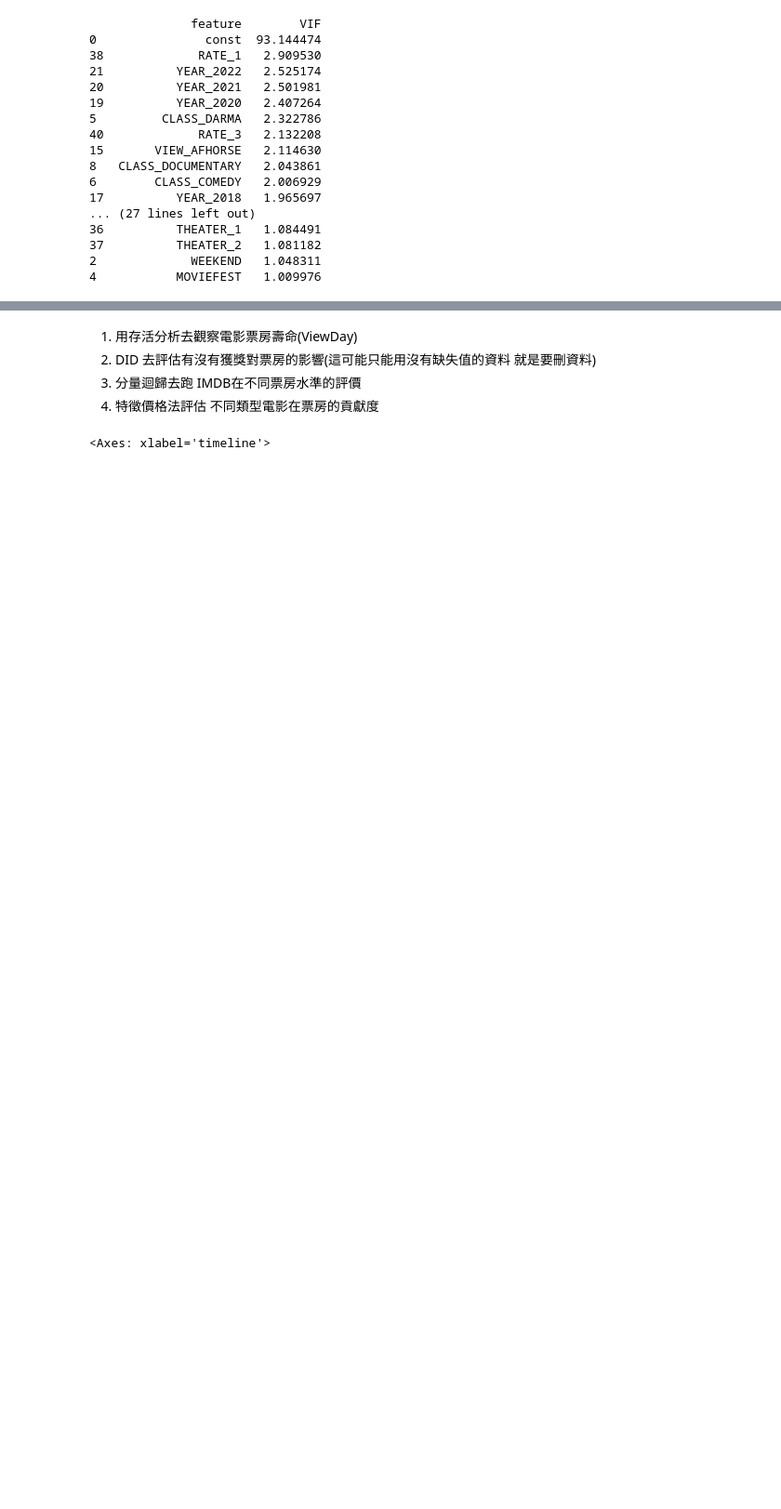
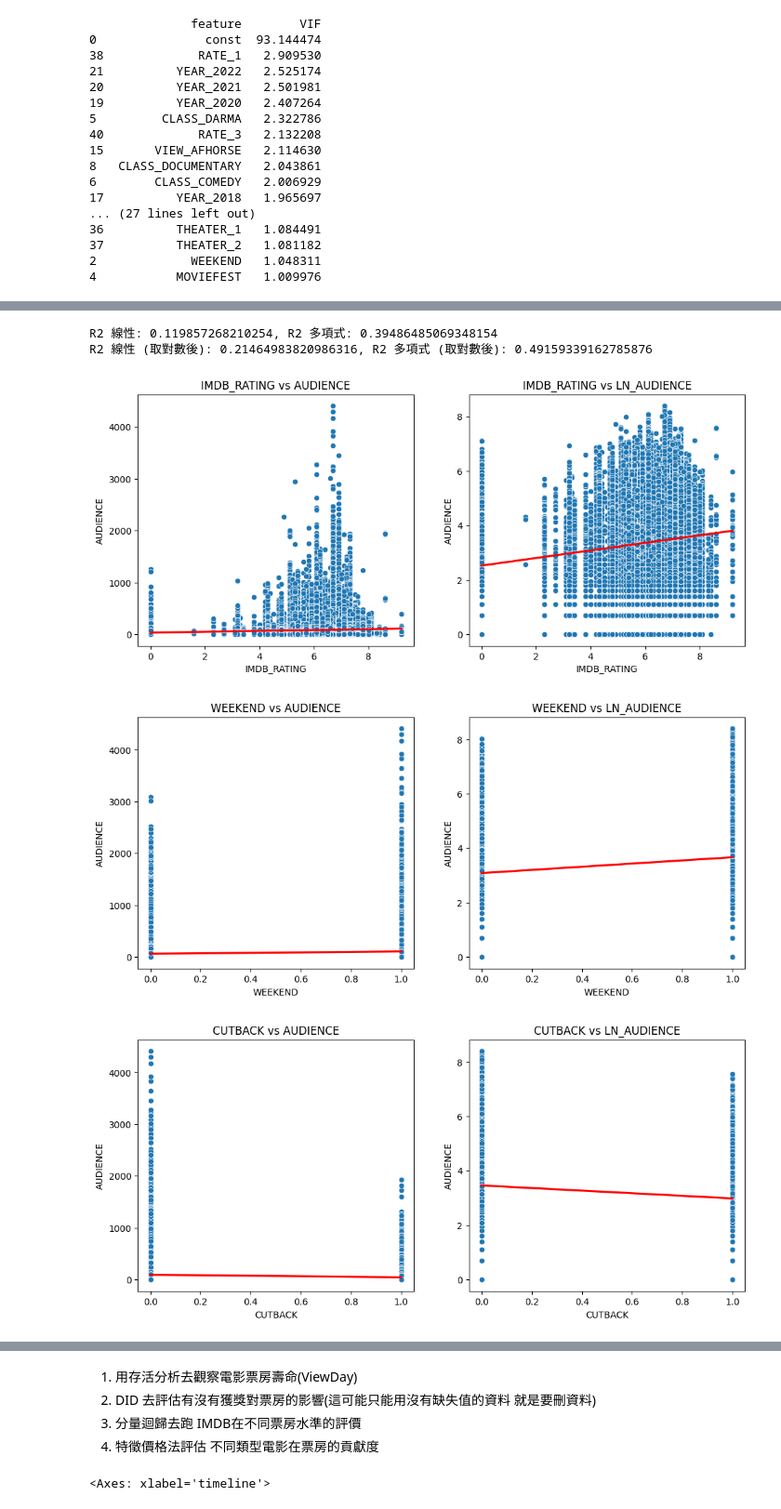
Before and after one commit to chrisj890926/Movie-data-analyze, a Jupyter notebook: 其他迴歸模型.ipynb, the cells around one changed output, grey strips where cells are left out. Shown at 93% size. Drawn from its saved outputs; the diff is of its cells as text; code cells hidden in the pictures; blank space fills up the shorter version.

```diff
--- a/其他迴歸模型.ipynb
+++ b/其他迴歸模型.ipynb
@@ -260,0 +444,78 @@ print(vif_data)
+# %%
+import numpy as np
+from sklearn.preprocessing import PolynomialFeatures
+from sklearn.linear_model import LinearRegression
+from sklearn.metrics import r2_score
+import pandas as pd
+
+# 假設數據已經讀取到data變量中
+# 準備自變量和應變量
+X = data[['IMDB_RATING', 'WEEKEND', 'CUTBACK', 'MOVIEFEST', 'CLASS_DARMA', 'CLASS_COMEDY', 'CLASS_ACTION',
+          'CLASS_DOCUMENTARY', 'CLASS_ANIMATION', 'CLASS_OTHER', 'MOVIE_LENGTH', 'DIRECTOR_AWARD',
+          'PRODUCER_FAMOUS', 'ACTOR_AWARDALL', 'VIEW_AFHORSE', 'VIEW_AFTAIPEI', 'YEAR_2018',
+          'YEAR_2019', 'YEAR_2020', 'YEAR_2021', 'YEAR_2022', 'MONTH_2', 'MONTH_3', 'MONTH_4',
+          'MONTH_5', 'MONTH_6', 'MONTH_7', 'MONTH_8', 'MONTH_9', 'MONTH_10', 'MONTH_11',
+          'VIEW_WEEK_1', 'VIEW_WEEK_2', 'VIEW_WEEK_3', 'VIEW_WEEK_4', 'THEATER_1', 'THEATER_2',
+          'RATE_1', 'RATE_2', 'RATE_3', 'DISTRIBUTOR_1']]
+y = data['AUDIENCE']
+log_y = np.log(data['AUDIENCE'] + 1)
+
+# 拟合线性模型
+linear_model = LinearRegression()
+linear_model.fit(X, y)
+y_pred = linear_model.predict(X)
+r2_linear = r2_score(y, y_pred)
+
+# 拟合多项式模型
+poly = PolynomialFeatures(degree=2)
+X_poly = poly.fit_transform(X)
+poly_model = LinearRegression()
+poly_model.fit(X_poly, y)
+y_poly_pred = poly_model.predict(X_poly)
+r2_poly = r2_score(y, y_poly_pred)
+
+# 拟合取对数后的线性模型
+linear_model_log = LinearRegression()
+linear_model_log.fit(X, log_y)
+log_y_pred = linear_model_log.predict(X)
+r2_linear_log = r2_score(log_y, log_y_pred)
+
+# 拟合取对数后的多项式模型
+poly_model_log = LinearRegression()
+poly_model_log.fit(X_poly, log_y)
+log_y_poly_pred = poly_model_log.predict(X_poly)
+r2_poly_log = r2_score(log_y, log_y_poly_pred)
+
+print(f'R2 線性: {r2_linear}, R2 多項式: {r2_poly}')
+print(f'R2 線性 (取對數後): {r2_linear_log}, R2 多項式 (取對數後): {r2_poly_log}')
+# %% [output]
+R2 線性: 0.119857268210254, R2 多項式: 0.39486485069348154
+R2 線性 (取對數後): 0.21464983820986316, R2 多項式 (取對數後): 0.49159339162785876
+# %%
+import matplotlib.pyplot as plt
+import seaborn as sns
+
+# 選擇一些變量來展示
+selected_variables = ['IMDB_RATING', 'WEEKEND', 'CUTBACK', 'MOVIEFEST', 'CLASS_DARMA',
+                      'CLASS_COMEDY', 'CLASS_ACTION', 'CLASS_DOCUMENTARY', 'MOVIE_LENGTH']
+
+for var in selected_variables:
+    plt.figure(figsize=(12, 5))
+
+    # 原始票數的散點圖和回歸線
+    plt.subplot(1, 2, 1)
+    sns.scatterplot(x=data[var], y=data['AUDIENCE'])
+    sns.regplot(x=data[var], y=data['AUDIENCE'], scatter=False, color='red')
+    plt.title(f'{var} vs AUDIENCE')
+
+    # 對數票數的散點圖和回歸線
+    plt.subplot(1, 2, 2)
+    sns.scatterplot(x=data[var], y=np.log(data['AUDIENCE'] + 1))
+    sns.regplot(x=data[var], y=np.log(data['AUDIENCE'] + 1), scatter=False, color='red')
+    plt.title(f'{var} vs LN_AUDIENCE')
+
+    plt.show()
+# %% [output]
+[figure, added]
+[figure, added]
+[figure, added]
```
Also changed, not shown: parts of 17 cells of this notebook, 17 other files.
